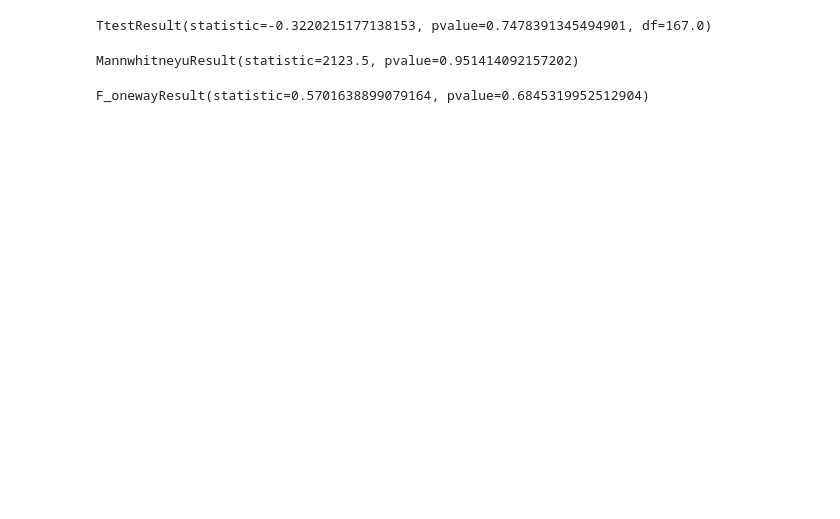
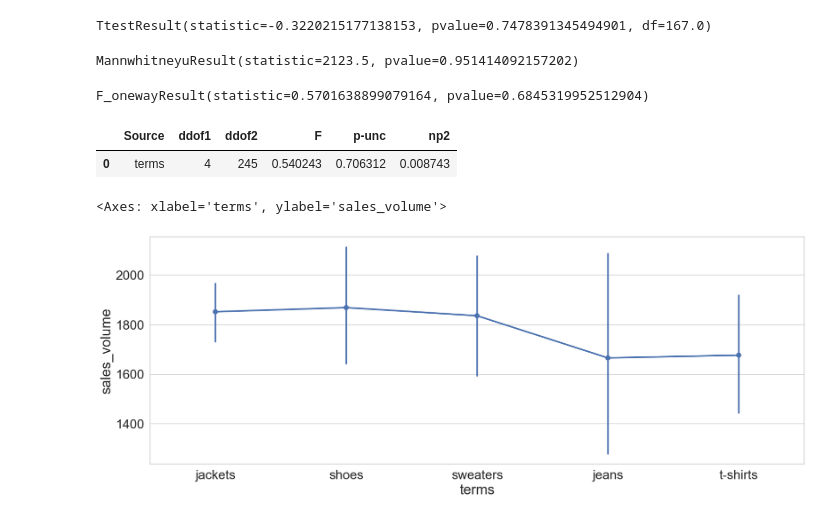
Before and after one commit to Kelebrimbor/Analytics, a Jupyter notebook: Zara_sales/Kaggle_Zara_sales.ipynb, the cells around one changed output. Saved outputs shown, nothing was run; the diff lists cells and outputs as text; code cells hidden in the pictures; blank space fills up the shorter version.

```diff
--- a/Zara_sales/Kaggle_Zara_sales.ipynb
+++ b/Zara_sales/Kaggle_Zara_sales.ipynb
@@ -598,2 +614,17 @@ stats.f_oneway(sales_vol_jackets, sales_vol_jeans, sales_vol_sweaters, sales_vol
 # %% [output]
 F_onewayResult(statistic=0.5701638899079164, pvalue=0.6845319952512904)
+# %%
+pg.anova(data=sales, dv='sales_volume', between='terms')
+
+# Снова применили дисперсионный однофакторный анализ, но уже для количества проданных товаров по их типу без логарифма,
+# с другой библиотекой. Результат похож
+# %% [output]
+|  | Source | ddof1 | ddof2 | F | p-unc | np2 |
+| 0 | terms | 4 | 245 | 0.540243 | 0.706312 | 0.008743 |
+# %%
+sns.pointplot(x='terms', y='sales_volume', data=sales)
+
+# Строим график среднего количества продаж по типу товара с доверительными интервалами
+# %% [output]
+<Axes: xlabel='terms', ylabel='sales_volume'>
+[figure, added]
```
Also changed, not shown: parts of 3 cells of this notebook.
